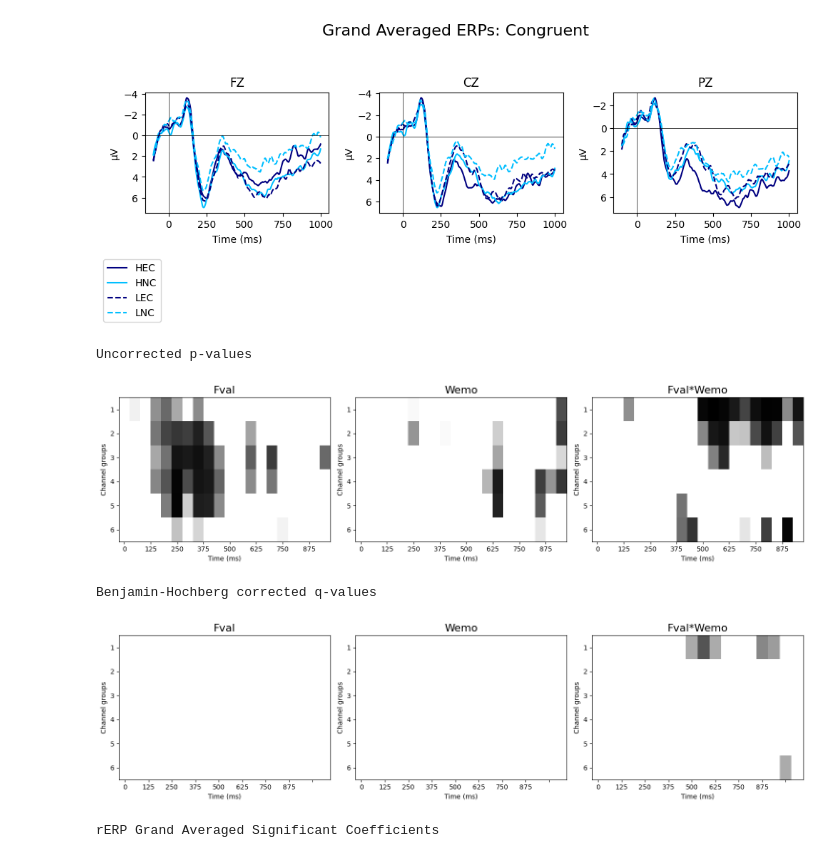
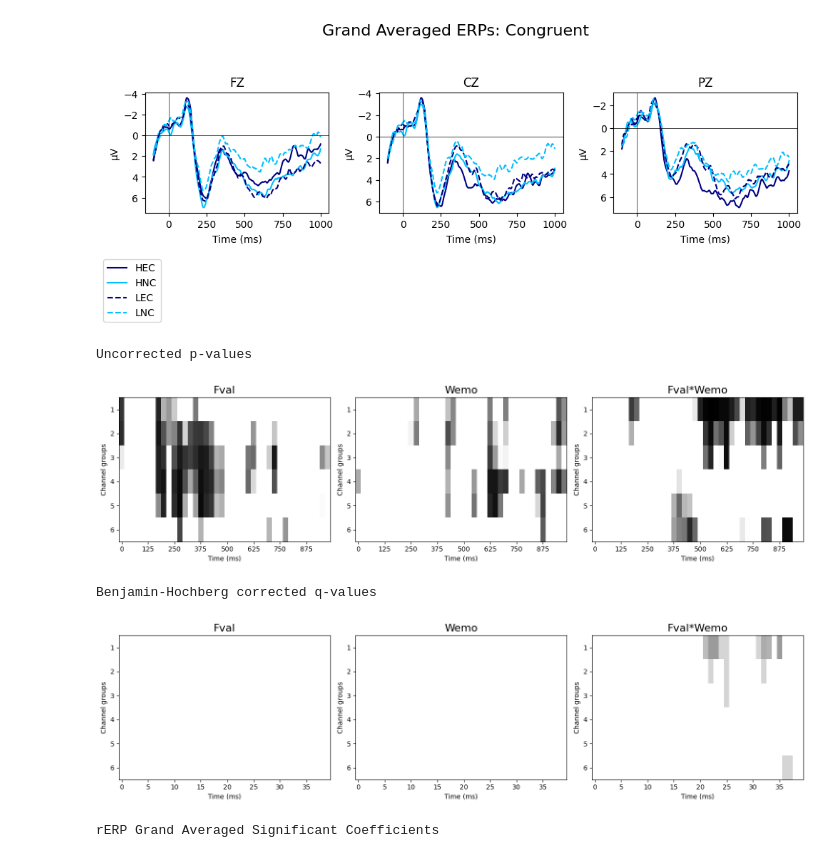
Before and after one commit to amandalin047/regression-based_ERP, a Jupyter notebook: rERP_2023/single_subjects/plausible_only.ipynb, the cells around one changed output. Saved outputs shown, nothing was run; the diff lists cells and outputs as text; code cells hidden in the pictures.

```diff
--- a/rERP_2023/single_subjects/plausible_only.ipynb
+++ b/rERP_2023/single_subjects/plausible_only.ipynb
@@ -437,7 +437,7 @@ class stats_and_graphs:
                 plt.show()
 
     def hypothesis_heat_maps(self, vals, pred_names=None, row=0, col=0, figsize=None, fontsize=None,
-                                   xticks=None, yticks=None, tmin=4, tmax=44):
+                                   xticks=None, yticks=None, tmin=4, tmax=44, xticklabels=True):
         try:
             figure, axis = plt.subplots(row, col, figsize=figsize)
             Axes = axis.copy().flatten() if len(pred_names) > 2 else axis
@@ -445,7 +445,7 @@ class stats_and_graphs:
                 ax.imshow(vals[idx][:,tmin:tmax], cmap='binary_r', vmin=0.00, vmax=0.05, aspect='auto', alpha=1)
                 ax.set_title(pred_names[idx], fontsize=fontsize)
                 ax.set_xlabel('Time (ms)')
-                ax.set_xticklabels(xticks)
+                if xticklabels==True: ax.set_xticklabels(xticks)
                 ax.set_ylabel('Channel groups')
                 ax.set_yticks(np.arange(len(vals[idx][:,tmin:tmax])))
                 ax.set_yticklabels(yticks)
@@ -491,7 +491,7 @@ for i in range(len(subj_outputs)):
 
     r = rERP(subj_list[i][1], 'Crystal subj' + subj_list[i][0] + ' elist.txt', 'final_congruent.txt', raw, epoch, dmatrix);
     outputs = r.get_rerp_outputs(binlabels=binlabels);
-    rerp_roi = r.get_roi_coeffs(outputs, -100, 1001, 50, rerp_roi_chan, mode='rERP')
+    rerp_roi = r.get_roi_coeffs(outputs, -100, 1001, 25, rerp_roi_chan, mode='rERP')
     n400 = r.get_roi_coeffs(outputs, 300, 500, 200, n400_chan, mode='ERP')
     lpc = r.get_roi_coeffs(outputs, 600, 900, 300, lpc_chan, mode='ERP')
 
@@ -516,23 +534,23 @@ sg.plot_grand_averages('Grand Averaged ERPs: Congruent', 'ERP', row=1, col=3, fi
 # %%
 coeffs = sg.coeff_formatting()
 tval, pval = sg.ttest(coeffs)
 ttest_fdr = sg.fdr_BH(pval)
 
 xticks = list(range(-125, 1000, 125))
 yticks = list(range(1,7))
 print('Uncorrected p-values\n')
 sg.hypothesis_heat_maps(pval, row=1, col=3, pred_names=pred_names, figsize=(15,4), fontsize=16,
-                        xticks=xticks, yticks=yticks, tmin=2, tmax=22)
+                        xticks=xticks, yticks=yticks, tmin=4, tmax=44, xticklabels=True)
 # %% [output]
 Uncorrected p-values
-[figure, old version]
+[figure, new version]
 # %%
 print('Benjamin-Hochberg corrected q-values\n')
 sg.hypothesis_heat_maps(ttest_fdr.Qval, row=1, col=3, pred_names=pred_names, figsize=(15,4), fontsize=16,
-                        xticks=xticks, yticks=yticks, tmin=4, tmax=44)
+                        xticks=xticks, yticks=yticks, tmin=4, tmax=44, xticklabels=False)
 # %% [output]
 Benjamin-Hochberg corrected q-values
-[figure, old version]
+[figure, new version]
 # %%
 print('rERP Grand Averaged Significant Coefficients')
 sg.plot_grand_averages(None, 'rERP', row=6, col=3, figsize=(16,20), bins=None,
```
Also changed, not shown: parts of 1 cell of this notebook.
